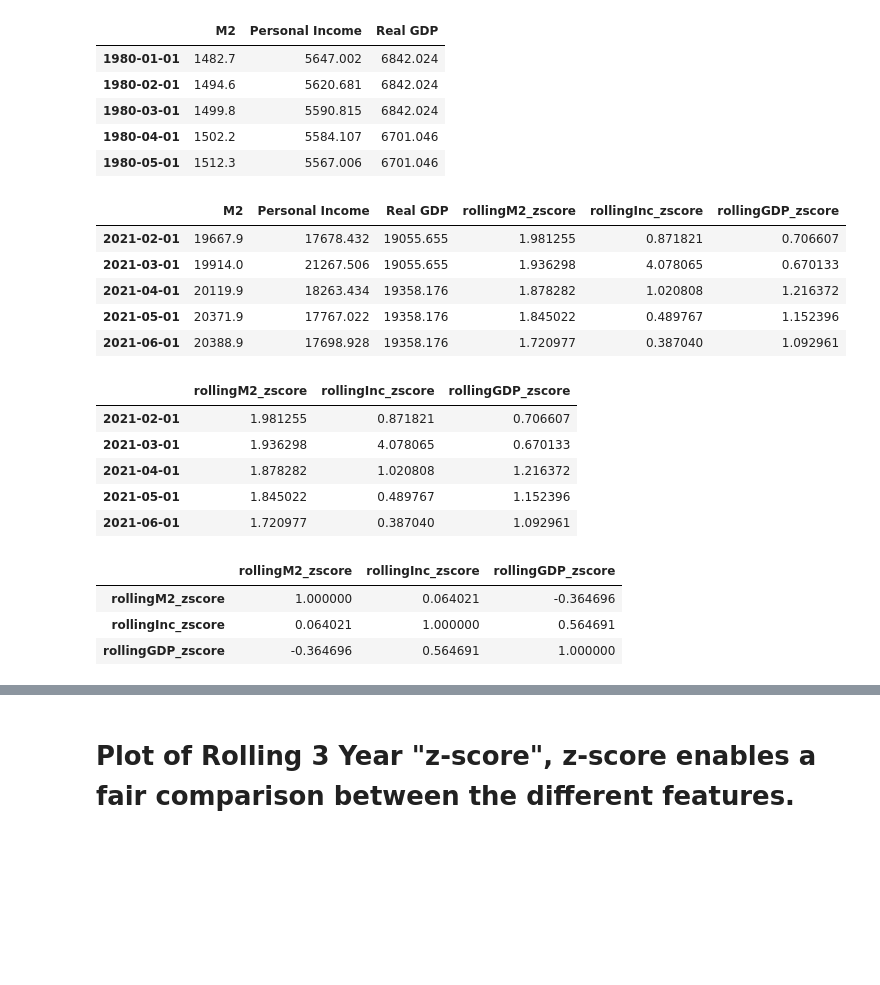
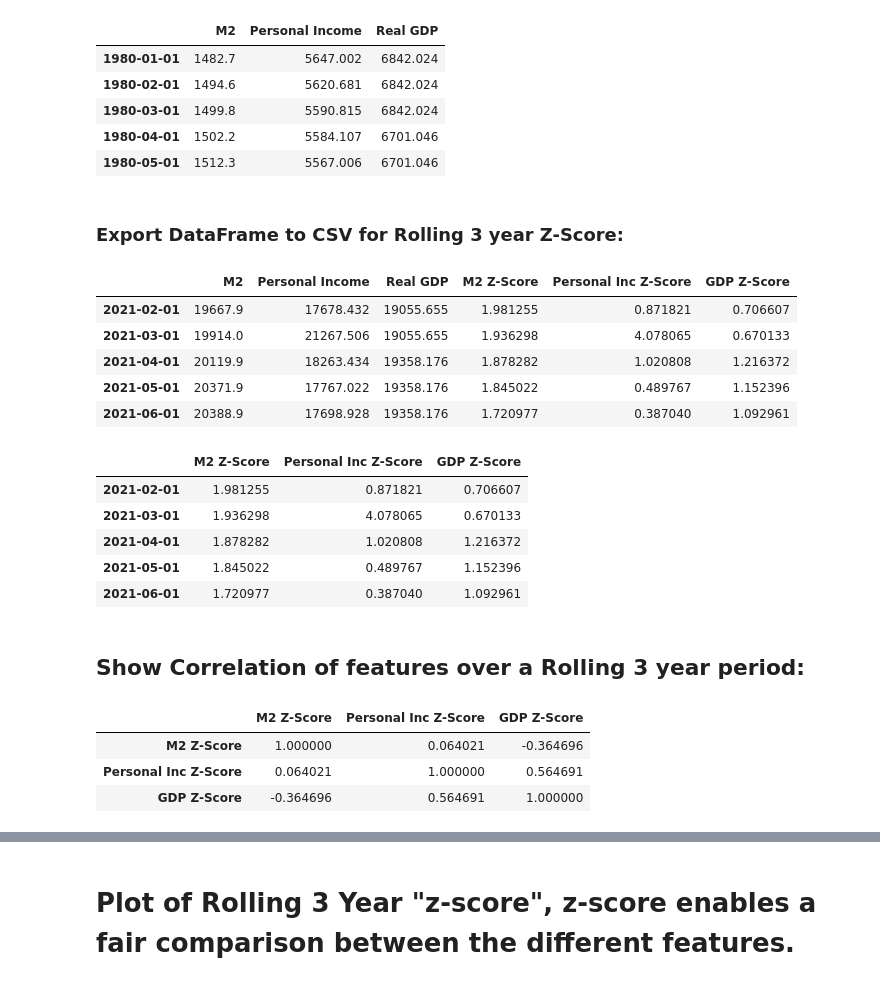
Before and after one commit to schm1263/Fintech_Project_1, a Jupyter notebook: Eriks_Clean_Copy.ipynb, the cells around one changed output, grey strips where cells are left out. Cells and saved outputs as stored; diff of their text form; code cells hidden in the pictures; blank space fills up the shorter version.

```diff
--- a/Eriks_Clean_Copy.ipynb
+++ b/Eriks_Clean_Copy.ipynb
@@ -86,3 +81,0 @@ personal_inc_data.isnull().sum()
-# %%
-personal_inc_data.dropna(inplace=True)
-personal_inc_data.shape
@@ -146,0 +84,4 @@ m2_real_gdp.head()
+# %%
+#) Concatenate Data:
+all_data = pd.concat([m2_data, personal_inc_data, real_GDP_data], axis=1, join='outer'
+all_data.head()
@@ -491,3 +306,5 @@ rolling_zScore.head()
 | 1980-03-01 | 1499.8 | 5590.815 | 6842.024 |
 | 1980-04-01 | 1502.2 | 5584.107 | 6701.046 |
 | 1980-05-01 | 1512.3 | 5567.006 | 6701.046 |
+# %% [markdown]
+### Export DataFrame to CSV for Rolling 3 year Z-Score:
@@ -494,13 +313,13 @@ rolling_zScore.head()
 # %%
-rolling_zScore['rollingM2_zscore'] = \
+rolling_zScore['M2 Z-Score'] = \
 (rolling_zScore['M2'] - rolling_zScore['M2'].rolling(window=36).mean()) / rolling_zScore['M2'].rolling(window=36).std()
-rolling_zScore['rollingInc_zscore'] = \
+rolling_zScore['Personal Inc Z-Score'] = \
 (rolling_zScore['Personal Income'] - rolling_zScore['Personal Income'].rolling(window=36).mean()) / rolling_zScore['Personal Income'].rolling(window=36).std()
-rolling_zScore['rollingGDP_zscore'] = \
+rolling_zScore['GDP Z-Score'] = \
 (rolling_zScore['Real GDP'] - rolling_zScore['Real GDP'].rolling(window=36).mean()) / rolling_zScore['Real GDP'].rolling(window=36).std()
 rolling_zScore.tail()
 # %% [output]
-|  | M2 | Personal Income | Real GDP | rollingM2_zscore | rollingInc_zscore | rollingGDP_zscore |
+|  | M2 | Personal Income | Real GDP | M2 Z-Score | Personal Inc Z-Score | GDP Z-Score |
 | 2021-02-01 | 19667.9 | 17678.432 | 19055.655 | 1.981255 | 0.871821 | 0.706607 |
 | 2021-03-01 | 19914.0 | 21267.506 | 19055.655 | 1.936298 | 4.078065 | 0.670133 |
 | 2021-04-01 | 20119.9 | 18263.434 | 19358.176 | 1.878282 | 1.020808 | 1.216372 |
@@ -510,17 +329,19 @@ rolling_zScore.tail()
 rolling_zScore.drop(columns=['M2', 'Personal Income','Real GDP'], inplace = True)
 rolling_zScore.tail()
 # %% [output]
-|  | rollingM2_zscore | rollingInc_zscore | rollingGDP_zscore |
+|  | M2 Z-Score | Personal Inc Z-Score | GDP Z-Score |
 | 2021-02-01 | 1.981255 | 0.871821 | 0.706607 |
 | 2021-03-01 | 1.936298 | 4.078065 | 0.670133 |
 | 2021-04-01 | 1.878282 | 1.020808 | 1.216372 |
 | 2021-05-01 | 1.845022 | 0.489767 | 1.152396 |
 | 2021-06-01 | 1.720977 | 0.387040 | 1.092961 |
+# %% [markdown]
+## Show Correlation of features over a Rolling 3 year period:
 # %%
 rolling_zScore_corr = rolling_zScore.corr()
 rolling_zScore_corr
 # %% [output]
-|  | rollingM2_zscore | rollingInc_zscore | rollingGDP_zscore |
-| rollingM2_zscore | 1.000000 | 0.064021 | -0.364696 |
-| rollingInc_zscore | 0.064021 | 1.000000 | 0.564691 |
-| rollingGDP_zscore | -0.364696 | 0.564691 | 1.000000 |
+|  | M2 Z-Score | Personal Inc Z-Score | GDP Z-Score |
+| M2 Z-Score | 1.000000 | 0.064021 | -0.364696 |
+| Personal Inc Z-Score | 0.064021 | 1.000000 | 0.564691 |
+| GDP Z-Score | -0.364696 | 0.564691 | 1.000000 |
```
Also changed, not shown: parts of 103 cells of this notebook, 16 other files.
